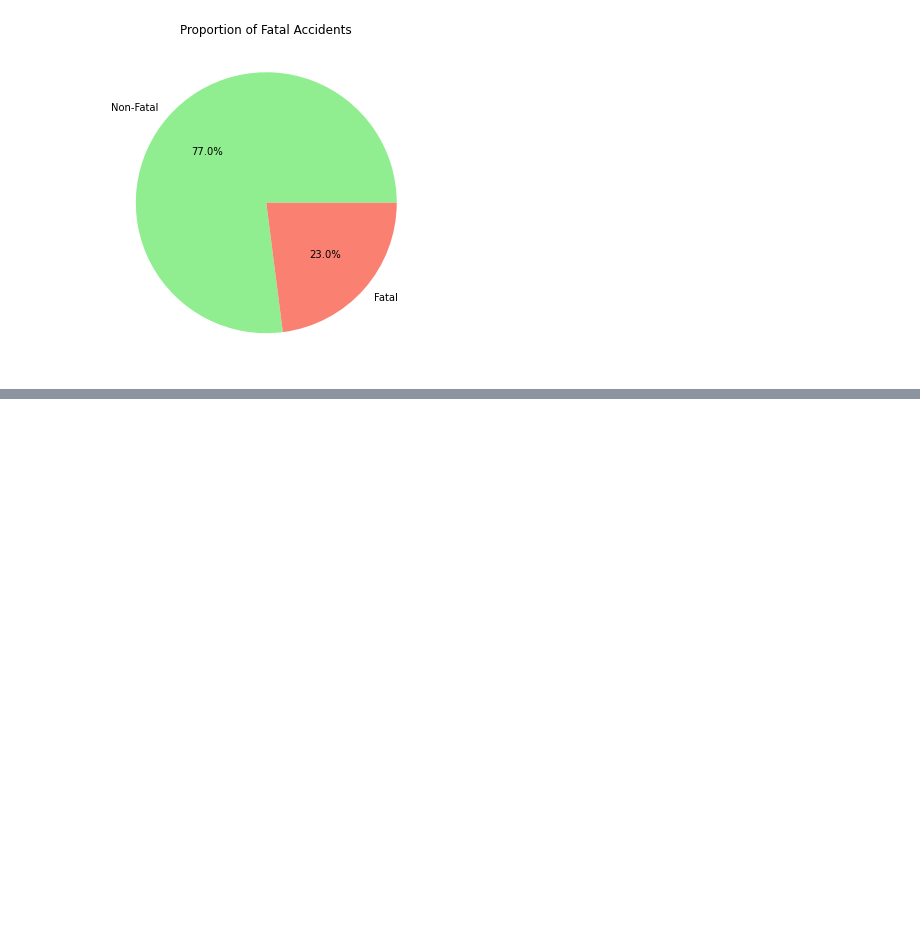
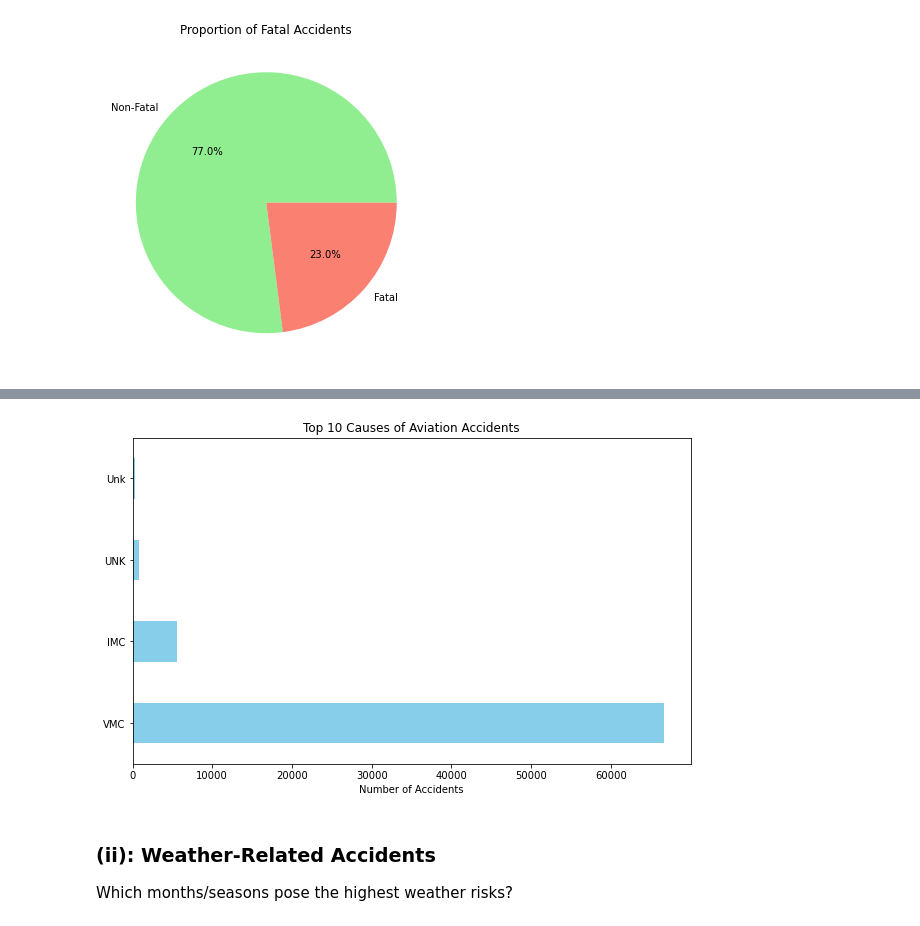
Before and after one commit to Perpet98Sofia/Phase-1-Project, a Jupyter notebook: Project_Notebook.ipynb, the cells around one changed output, grey strips where cells are left out. Drawn from its saved outputs; the diff is of its cells as text; code cells hidden in the pictures; blank space fills up the shorter version.

Commit message:
Weather_condition_not_reliable_for_our_analysis

```diff
--- a/Project_Notebook.ipynb
+++ b/Project_Notebook.ipynb
@@ -201,0 +260,13 @@ plt.show()
+# %%
+# Plot top 10 accident causes
+plt.figure(figsize=(10, 6))
+df['Weather.Condition'].value_counts().head(10).plot(kind='barh', color='skyblue')
+plt.title('Top 10 Causes of Aviation Accidents')
+plt.xlabel('Number of Accidents')
+plt.show()
+# %% [output]
+[figure, added]
+# %% [markdown]
+### (ii): Weather-Related Accidents
+
+Which months/seasons pose the highest weather risks?
```
Also changed, not shown: parts of 7 cells of this notebook.
